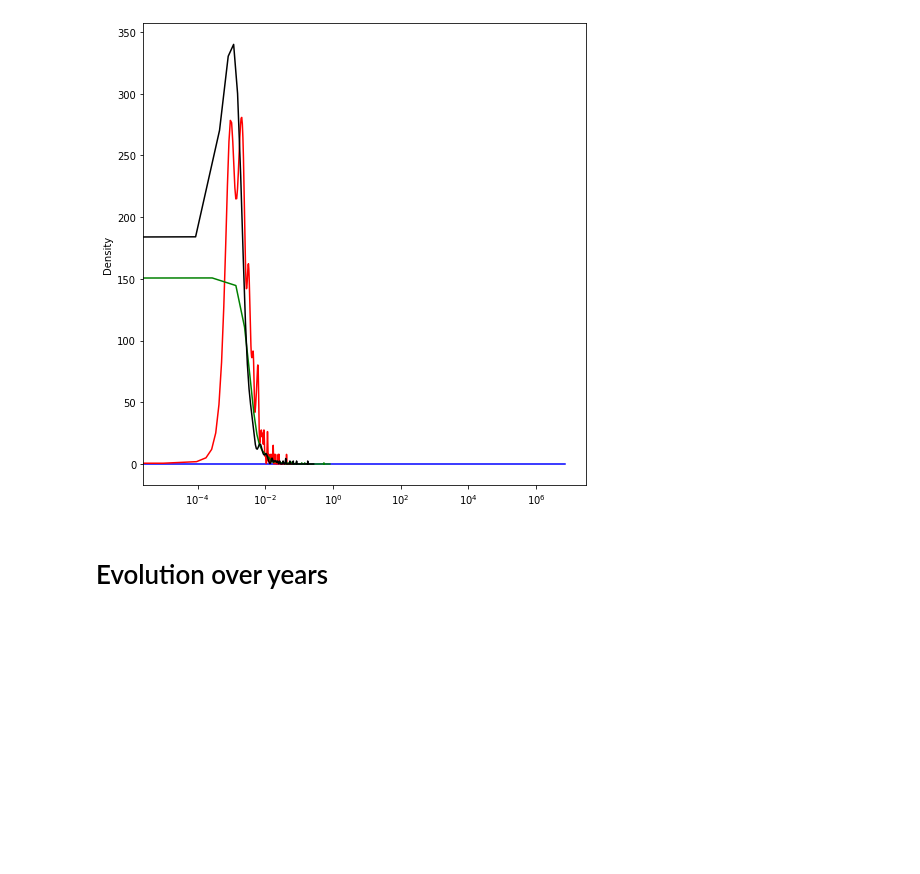
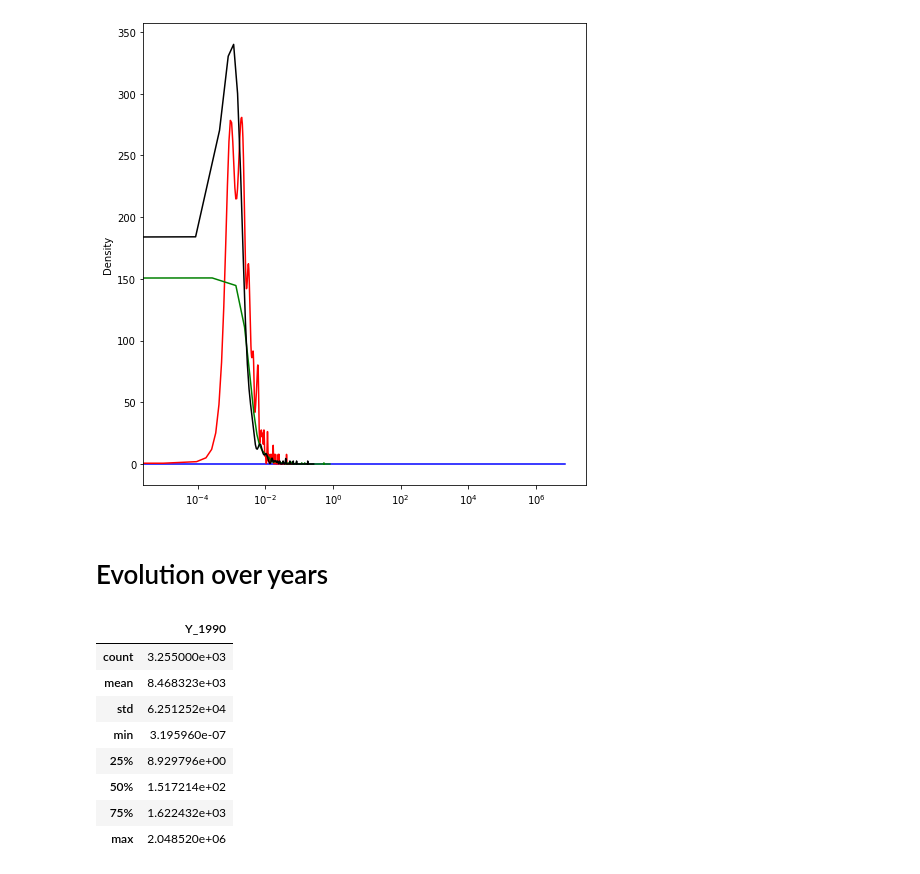
Before and after one commit to Salvadana/NetworkAnalysisProject, a Jupyter notebook: Networks/Networks.ipynb, the cells around one changed output. Cells and saved outputs as stored; diff of their text form; code cells hidden in the pictures; blank space fills up the shorter version.

```diff
--- a/Networks/Networks.ipynb
+++ b/Networks/Networks.ipynb
@@ -172,3 +181,20 @@ plt.show()
 [figure]
 # %% [markdown]
 # Evolution over years
+# %%
+df90 = pd.read_csv('../data/IEA_EDGAR_CO2_1970-2021_byyear.csv')
+df90_filtered= df90.filter(['ipcc_code_2006_for_standard_report','Country_code_A3', 'Y_1990',"Name", "ipcc_code_2006_for_standard_report_name" ])
+noNa=df90_filtered.dropna()
+df_grouped = noNa.groupby(by=["ipcc_code_2006_for_standard_report",'Country_code_A3',"Name", "ipcc_code_2006_for_standard_report_name" ], as_index=False)['Y_1990'].sum()
+df_grouped.to_csv('../csv/1990.csv')
+df_grouped.describe()
+# %% [output]
+|  | Y_1990 |
+| count | 3.255000e+03 |
+| mean | 8.468323e+03 |
+| std | 6.251252e+04 |
+| min | 3.195960e-07 |
+| 25% | 8.929796e+00 |
+| 50% | 1.517214e+02 |
+| 75% | 1.622432e+03 |
+| max | 2.048520e+06 |
```
Also changed, not shown: parts of 14 cells of this notebook, 9 other files.
